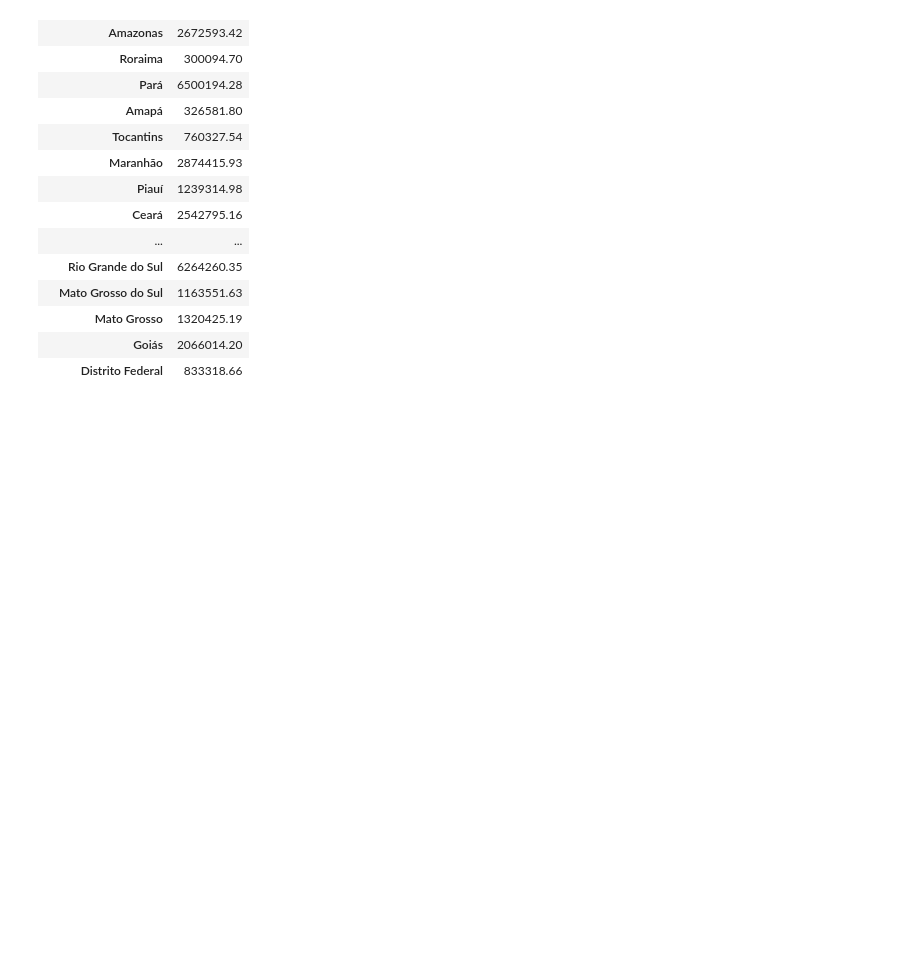
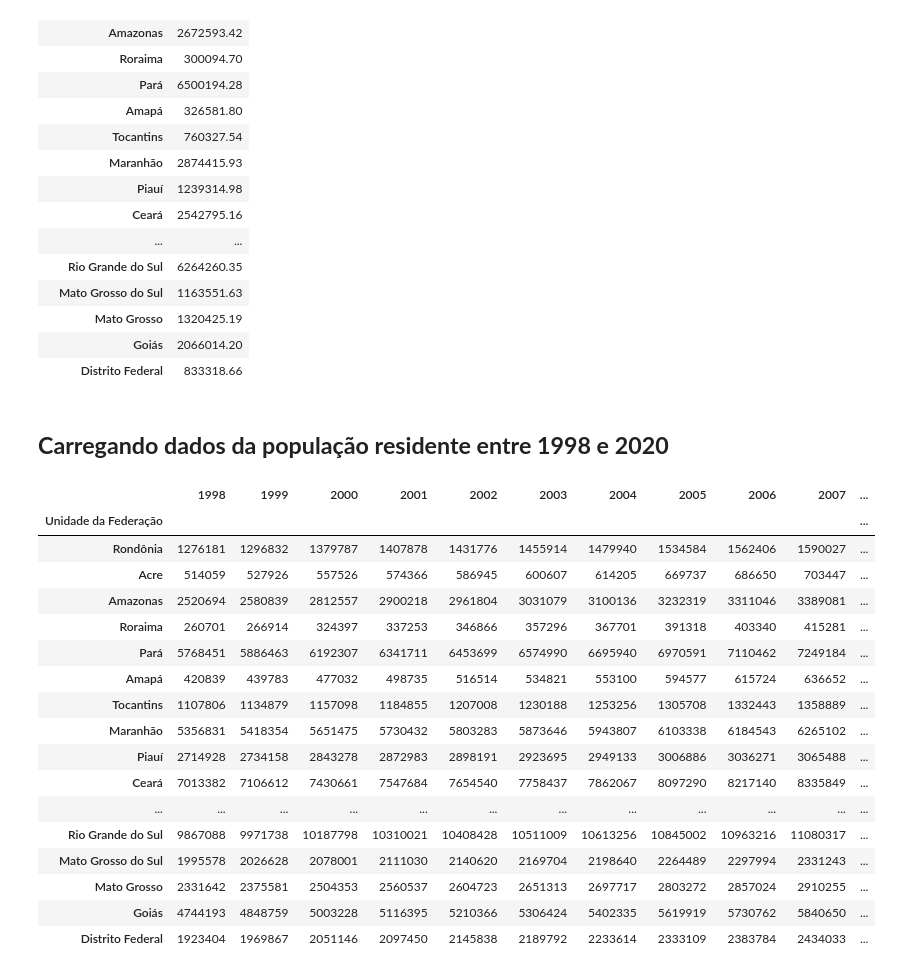
Before and after one commit to LucasAlbFar/analise_dados_hepatite_brasil, a Jupyter notebook: notebooks/main.ipynb, the cells around one changed output. Cells and saved outputs as stored; diff of their text form; code cells hidden in the pictures; blank space fills up the shorter version.

Commit message:
carregado dados da populacao brasileira 1998_2020

```diff
--- a/notebooks/main.ipynb
+++ b/notebooks/main.ipynb
@@ -353,3 +353,48 @@ total_valor_obitos_por_uf
 | Mato Grosso | 1320425.19 |
 | Goiás | 2066014.20 |
 | Distrito Federal | 833318.66 |
+# %% [markdown]
+## **Carregando dados da população residente entre 1998 e 2020**
+# %%
+url = 'https://raw.githubusercontent.com/LucasAlbFar/analise_dados_hepatite_brasil/main/dados/populaca_residente_1995_2012.csv'
+# %%
+populacao_1998_2012 = pd.read_csv(url, encoding="ISO-8859-1",skiprows=3, sep=";", skipfooter=12, thousands='.', decimal=',')
+populacao_1998_2012 = populacao_1998_2012.drop(['1995', '1996', '1997'], axis=1) # removendo coluna dos anos abaixo de 1998
+
+populacao_1998_2012['Unidade da Federação'] = [(estado[3:]) for estado in populacao_1998_2012['Unidade da Federação']] # renomeando coluna UNIDADE DA FEDEREACAO
+populacao_1998_2012 = populacao_1998_2012.set_index('Unidade da Federação')
+
+total_populaco_por_ano_1998_2012 = populacao_1998_2012.iloc[-1:].T   # salvando o total por ano
+populacao_1998_2012 = populacao_1998_2012.iloc[:-1 , :]      # removendo última linha
+# %%
+url = 'https://raw.githubusercontent.com/LucasAlbFar/analise_dados_hepatite_brasil/main/dados/populaca_residente_2013_2020.csv' # estimativa pop
+# %%
+populacao_2013_2020 = pd.read_csv(url, encoding="ISO-8859-1",skiprows=3, sep=";", skipfooter=4, thousands='.', decimal=',')
+
+populacao_2013_2020['Unidade da Federação'] = [(estado[3:]) for estado in populacao_2013_2020['Unidade da Federação']] # renomeando coluna UNIDADE DA FEDEREACAO
+populacao_2013_2020 = populacao_2013_2020.set_index('Unidade da Federação')
+
+total_populaco_por_ano_2013_2020 = populacao_2013_2020.iloc[-1:].T   # salvando o total por ano
+populacao_2013_2020 = populacao_2013_2020.iloc[:-1 , :]      # removendo última linha
+# %%
+populacao_total = pd.merge(populacao_1998_2012, populacao_2013_2020, on='Unidade da Federação')
+populacao_total
+# %% [output]
+|  | 1998 | 1999 | 2000 | 2001 | 2002 | 2003 | 2004 | 2005 | 2006 | 2007 | ... |
+| Unidade da Federação |  |  |  |  |  |  |  |  |  |  | ... |
+| Rondônia | 1276181 | 1296832 | 1379787 | 1407878 | 1431776 | 1455914 | 1479940 | 1534584 | 1562406 | 1590027 | ... |
+| Acre | 514059 | 527926 | 557526 | 574366 | 586945 | 600607 | 614205 | 669737 | 686650 | 703447 | ... |
+| Amazonas | 2520694 | 2580839 | 2812557 | 2900218 | 2961804 | 3031079 | 3100136 | 3232319 | 3311046 | 3389081 | ... |
+| Roraima | 260701 | 266914 | 324397 | 337253 | 346866 | 357296 | 367701 | 391318 | 403340 | 415281 | ... |
+| Pará | 5768451 | 5886463 | 6192307 | 6341711 | 6453699 | 6574990 | 6695940 | 6970591 | 7110462 | 7249184 | ... |
+| Amapá | 420839 | 439783 | 477032 | 498735 | 516514 | 534821 | 553100 | 594577 | 615724 | 636652 | ... |
+| Tocantins | 1107806 | 1134879 | 1157098 | 1184855 | 1207008 | 1230188 | 1253256 | 1305708 | 1332443 | 1358889 | ... |
+| Maranhão | 5356831 | 5418354 | 5651475 | 5730432 | 5803283 | 5873646 | 5943807 | 6103338 | 6184543 | 6265102 | ... |
+| Piauí | 2714928 | 2734158 | 2843278 | 2872983 | 2898191 | 2923695 | 2949133 | 3006886 | 3036271 | 3065488 | ... |
+| Ceará | 7013382 | 7106612 | 7430661 | 7547684 | 7654540 | 7758437 | 7862067 | 8097290 | 8217140 | 8335849 | ... |
+| ... | ... | ... | ... | ... | ... | ... | ... | ... | ... | ... | ... |
+| Rio Grande do Sul | 9867088 | 9971738 | 10187798 | 10310021 | 10408428 | 10511009 | 10613256 | 10845002 | 10963216 | 11080317 | ... |
+| Mato Grosso do Sul | 1995578 | 2026628 | 2078001 | 2111030 | 2140620 | 2169704 | 2198640 | 2264489 | 2297994 | 2331243 | ... |
+| Mato Grosso | 2331642 | 2375581 | 2504353 | 2560537 | 2604723 | 2651313 | 2697717 | 2803272 | 2857024 | 2910255 | ... |
+| Goiás | 4744193 | 4848759 | 5003228 | 5116395 | 5210366 | 5306424 | 5402335 | 5619919 | 5730762 | 5840650 | ... |
+| Distrito Federal | 1923404 | 1969867 | 2051146 | 2097450 | 2145838 | 2189792 | 2233614 | 2333109 | 2383784 | 2434033 | ... |
```
Also changed, not shown: parts of 1 cell of this notebook.
